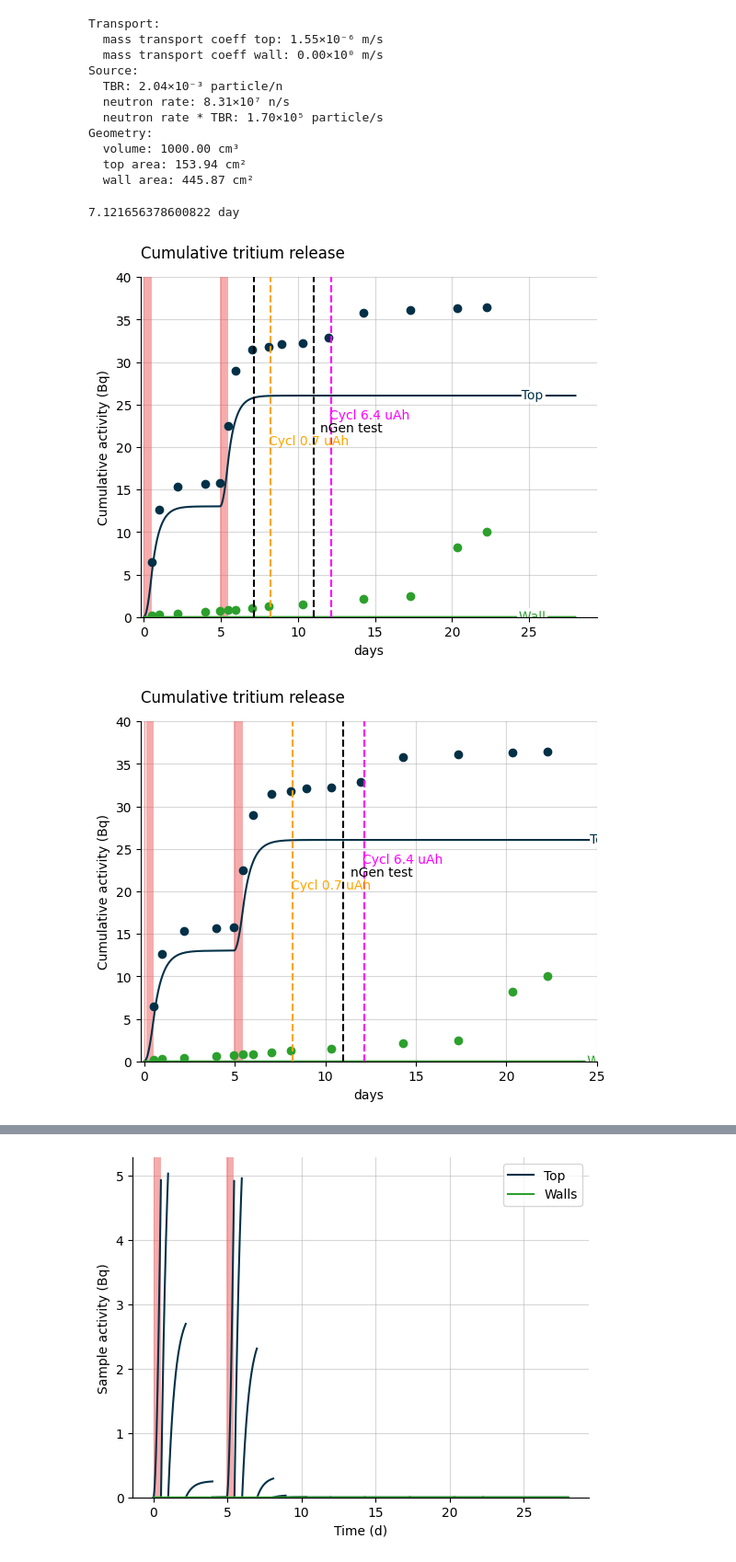
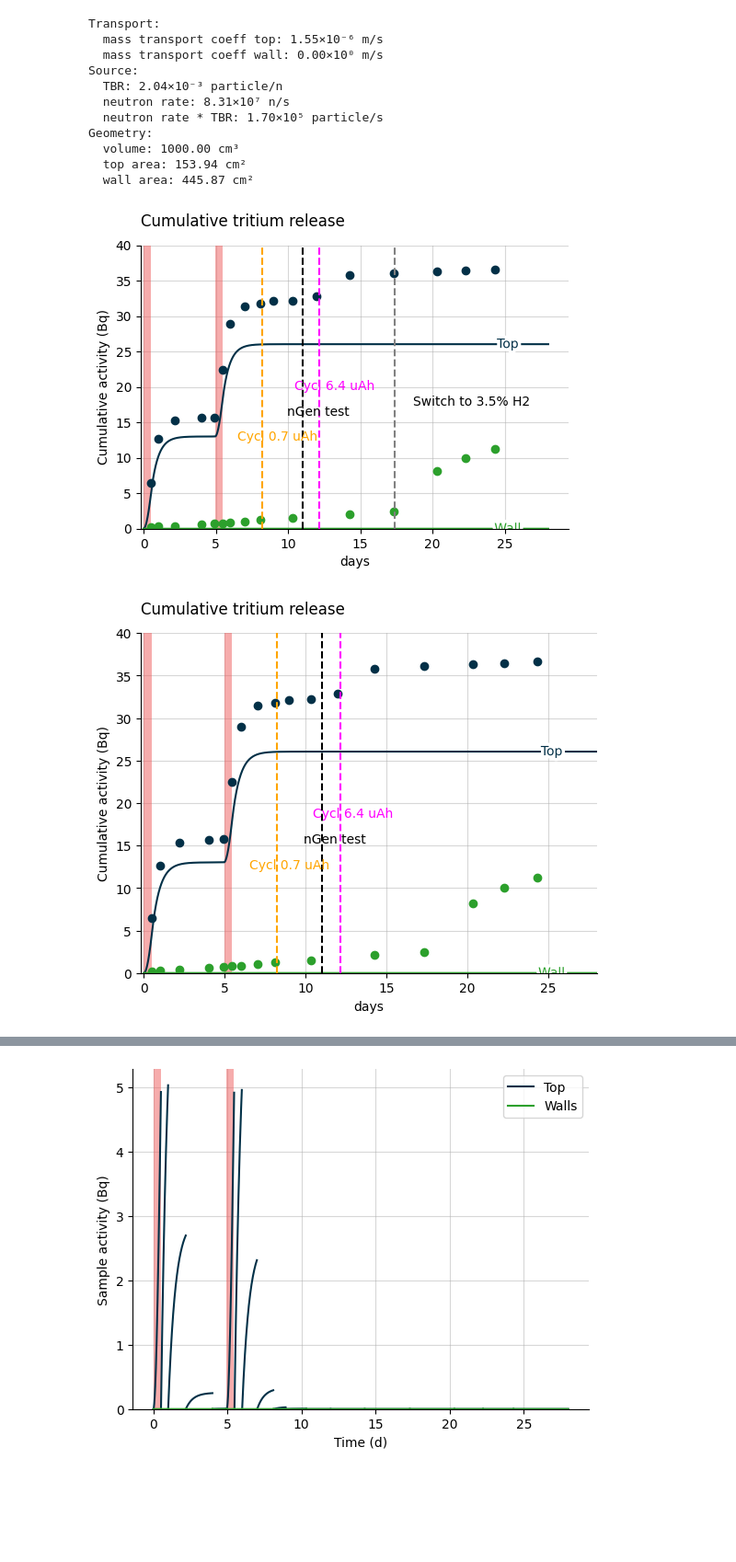
Before and after one commit to veliki-filozof/baby-1L-run-4, a Jupyter notebook: analysis/tritium/tritium_model.ipynb, the cells around one changed output, grey strips where cells are left out. Shown at 92% size. Drawn from its saved outputs; the diff is of its cells as text; code cells hidden in the pictures; blank space fills up the shorter version.

```diff
--- a/analysis/tritium/tritium_model.ipynb
+++ b/analysis/tritium/tritium_model.ipynb
@@ -101,7 +101,7 @@ Geometry:
   top area: 153.94 cm²
   wall area: 445.87 cm²
 # %%
-def plot_extra_irr(y_val=20, x_offset=30):
+def plot_extra_irr(y_val=10, x_offset=-5):
 
     plt.axvline(x=8.2, color="orange", linestyle="--")
     plt.annotate(
@@ -117,7 +117,7 @@ def plot_extra_irr(y_val=20, x_offset=30):
     plt.annotate(
         f"nGen test",
         (11, y_val),
-        xytext=(x_offset, +10),
+        xytext=(x_offset, +20),
         textcoords="offset points",
         ha="center",
         va="bottom",
@@ -127,14 +127,14 @@ def plot_extra_irr(y_val=20, x_offset=30):
     plt.annotate(
         f"Cycl 6.4 uAh",
         (12.15, y_val),
-        xytext=(x_offset, +20),
+        xytext=(x_offset, +40),
         textcoords="offset points",
         ha="center",
         va="bottom",
         color="magenta",
     )
 # %%
-plt.figure()
+plt.figure(figsize=(6, 4))
 (l,) = plot_integrated_top_release(baby_model, color="#023047", label="Top")
 plot_integrated_wall_release(baby_model, color="tab:green", label="Wall")
 plot_irradiation(baby_model, facecolor="#EF5B5B", alpha=0.5)
@@ -148,48 +148,47 @@ plt.scatter(
 plt.scatter(
     replacement_times_walls,
     OV_stream.get_cumulative_activity("total"),
     color="tab:green",
 )
 
 # add line where top is 99% of final
 ydata = l.get_ydata()
 xdata = l.get_xdata()
 target_release_frac = 0.99
 x_target = xdata[np.argmax(ydata > target_release_frac * ydata[-1])]
-print(f"{x_target}")
-plt.axvline(x=x_target, color="k", linestyle="--")
-# plt.axvline(x=gas_switch_deltatime, color="grey", linestyle="--")
-# plt.annotate(
-#     f"99% of steady state \n {x_target: .0f}",
-#     (x_target, target_release_frac * ydata[-1]),
-#     xytext=(70, -40),
-#     textcoords="offset points",
-#     ha="center",
-#     va="bottom",
-#     color="k",
-# )
+#print(f"{x_target}")
+#plt.axvline(x=x_target, color="k", linestyle="--")
+plt.axvline(x=gas_switch_deltatime, color="grey", linestyle="--")
+plt.annotate(
+    f"Switch to 3.5% H2",
+    (gas_switch_deltatime, 17.0),
+    xytext=(+60, 0),
+    textcoords="offset points",
+    ha="center",
+    va="bottom",
+    color="black",
+)
 # plt.annotate(
 #    f"Switch to H2 in He",
 #    (x_target, target_release_frac * ydata[-1]),
 #    xytext=(-10, -55),
 #    textcoords="offset points",
 #    ha="center",
 #    va="bottom",
 #    color="black",
 # )
 
-plot_extra_irr()
+plot_extra_irr(y_val=12.0, x_offset=12)
 
 plt.title("Cumulative tritium release", loc="left", pad=15)
 plt.ylim(top=40)
 plt.xlim(left=-0.2)
 plt.xlabel("days")
 plt.ylabel("Cumulative activity (Bq)")
 
 plt.savefig("cumulative_release.pdf", bbox_inches="tight")
 # %% [output]
-7.121656378600822 day
-[figure, old version]
+[figure, new version]
 # %%
 plt.figure()
 (l,) = plot_integrated_top_release(baby_model, color="#023047", label="Top")
@@ -207,16 +206,16 @@ plt.scatter(
     OV_stream.get_cumulative_activity("total"),
     color="tab:green",
 )
-plot_extra_irr()
+plot_extra_irr(y_val=12.0, x_offset=10)
 
 plt.title("Cumulative tritium release", loc="left", pad = 15)
 plt.ylim(top=40)
 plt.xlim(left = -0.2)
-plt.xlim(right = 25)
+plt.xlim(right = 28)
 plt.xlabel("days")
 plt.ylabel("Cumulative activity (Bq)")
 
 plt.savefig("cumulative_release.pdf", bbox_inches="tight")
 # %% [output]
-[figure, old version]
+[figure, new version]
 # %%
```
Also changed, not shown: parts of 2 cells of this notebook.
